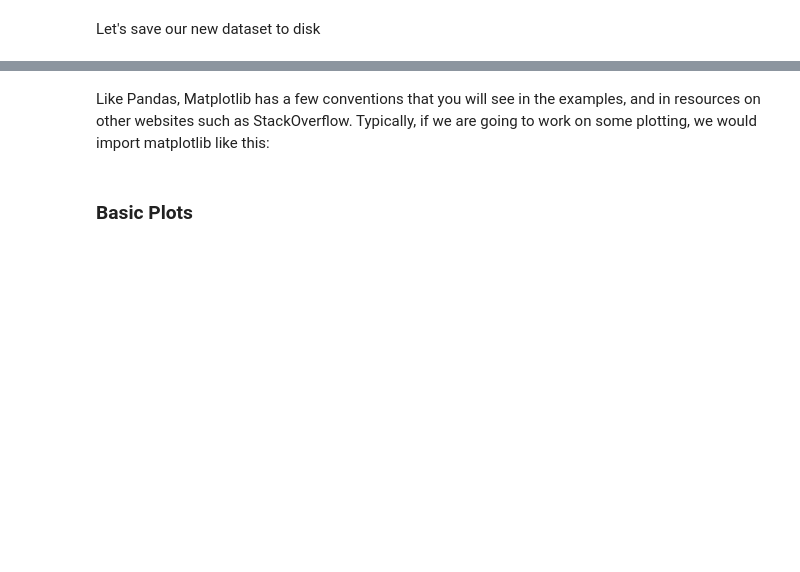
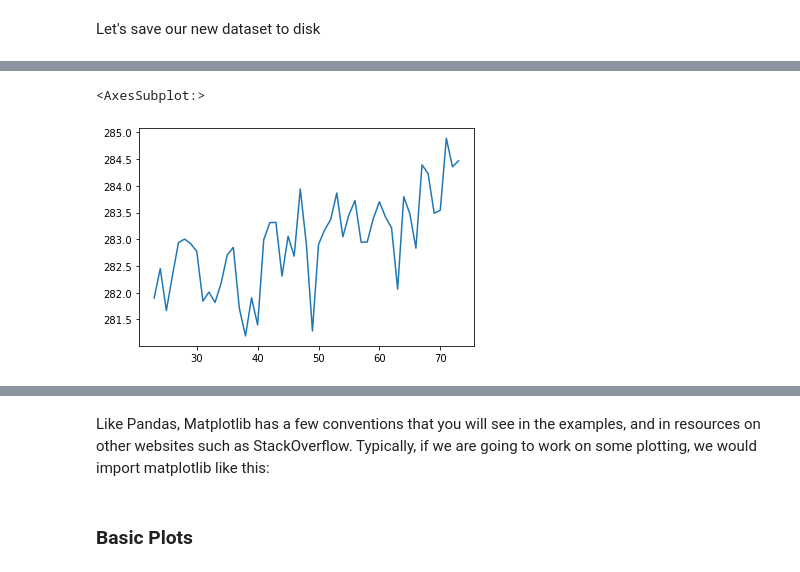
Before and after one commit to eo2cube/datacube_eagles, a Jupyter notebook: 1_Basic_Python/notebooks/02_Pandas_Matplotlib.ipynb, the cells around one changed output, grey strips where cells are left out. Saved outputs shown, nothing was run; the diff lists cells and outputs as text; code cells hidden in the pictures; blank space fills up the shorter version.

Commit message:
added plots to pandas tutorial

```diff
--- a/1_Basic_Python/notebooks/02_Pandas_Matplotlib.ipynb
+++ b/1_Basic_Python/notebooks/02_Pandas_Matplotlib.ipynb
@@ -258,0 +332,3 @@ df_new.to_csv('../data/climate_wuerzburg_cleand.csv')
+# %%
+df = pd.read_csv('../data/climate_wuerzburg_cleand.csv')
+df
@@ -258,0 +349,7 @@ df_new.to_csv('../data/climate_wuerzburg_cleand.csv')
+# %%
+df=df[df['date'] >= 1970]
+# %%
+df['temp_mean'].plot()
+# %% [output]
+<AxesSubplot:>
+[figure, added]
```
Also changed, not shown: parts of 21 cells of this notebook, 3 other files.
